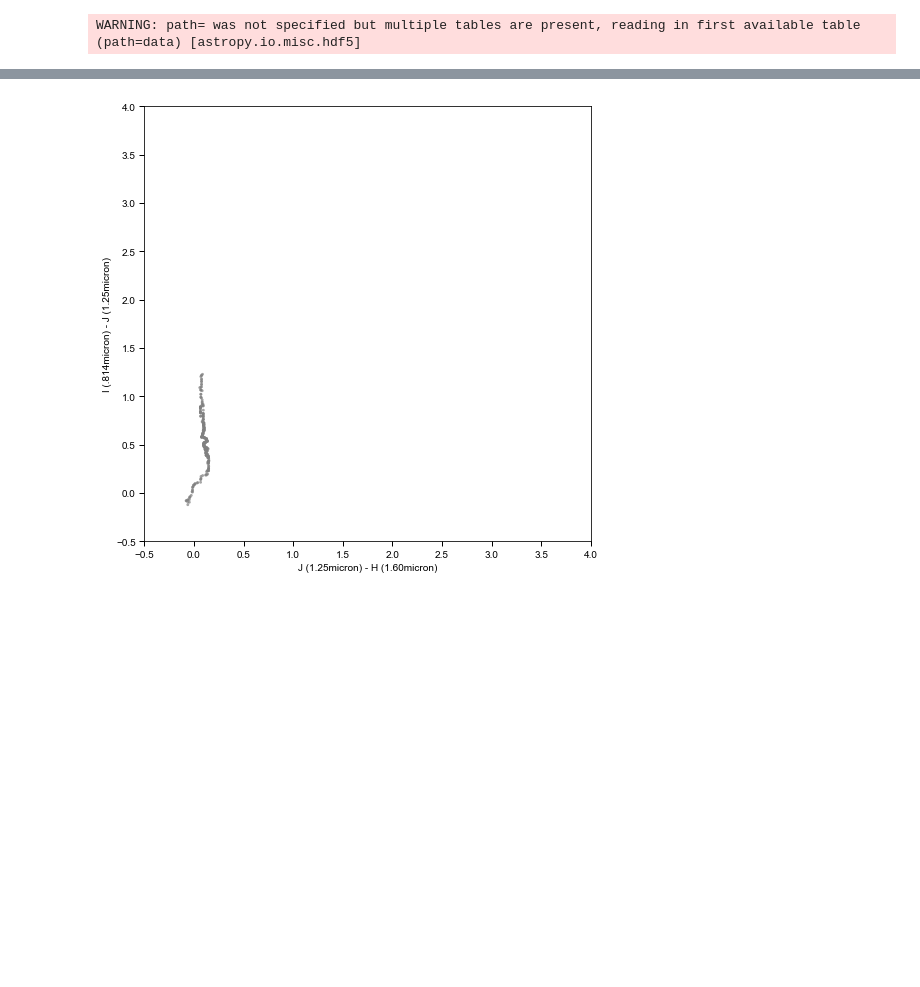
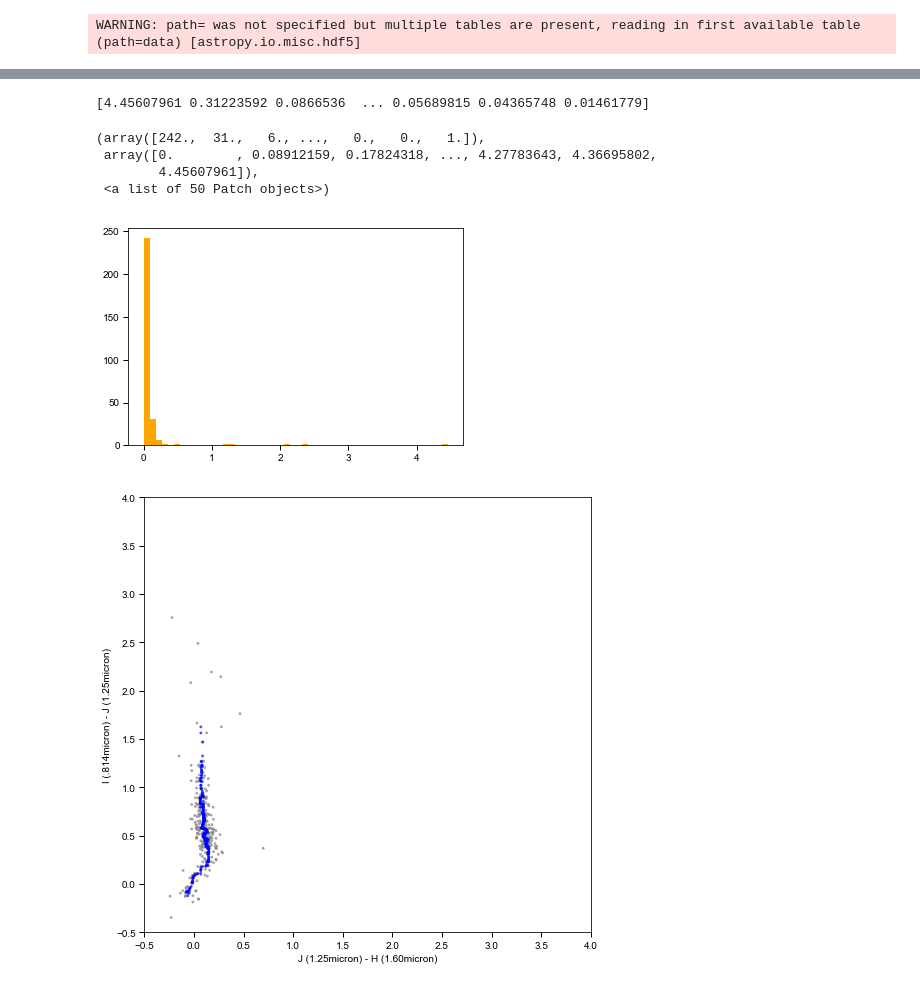
Before and after one commit to jztuan/SIP18, a Jupyter notebook: distance_diagram_cos.ipynb, the cells around one changed output, grey strips where cells are left out. Cells and saved outputs as stored; diff of their text form; code cells hidden in the pictures; blank space fills up the shorter version.

```diff
--- a/distance_diagram_cos.ipynb
+++ b/distance_diagram_cos.ipynb
@@ -71,3 +76,21 @@ plt.savefig('/Users/Andy/Desktop/GIJ_pt4_cos_starlike_movingmedian.pdf')
+# %%
+distance_606_814_125_cos = np.array([])
+for m in range(0,total_length-15):
+    min_distance = 99999
+    for n in range(0,total_length-15):
+        dist = math.sqrt((movingmedian_f606_f814_cos1[n]-f606_f814_cos_sorted1[m])**2+(movingmedian_f814_f125_cos1[n]-f814_f125_cos_sorted1[m])**2)
+        if (dist < min_distance):
+            min_distance = dist
+    distance_606_814_125_cos = np.append(distance_606_814_125_cos,min_distance)
+print distance_606_814_125_cos
+plt.hist(distance_606_814_125_cos,50,color='orange')
+# %% [output]
+[4.45607961 0.31223592 0.0866536  ... 0.05689815 0.04365748 0.01461779]
+(array([242.,  31.,   6., ...,   0.,   0.,   1.]),
+ array([0.        , 0.08912159, 0.17824318, ..., 4.27783643, 4.36695802,
+        4.45607961]),
+ <a list of 50 Patch objects>)
+[figure, added]
 # %%
 f125_f160_cos_sorted2 = [x for _,x in sorted(zip(f814_f125_cos,f125_f160_cos))]
 f814_f125_cos_sorted2 = np.sort(f814_f125_cos)
@@ -85,11 +108,12 @@ for k in range (0,280):
     movingmedian_f125_f160_cos2 = np.append(movingmedian_f125_f160_cos2,np.median(data3))
 # %%
 fig=plt.figure(figsize=(8,8))
-plt.scatter(movingmedian_f125_f160_cos2,movingmedian_f814_f125_cos2,c='gray',edgecolors='none',s=8,alpha=0.7)
+plt.scatter(f125_f160_cos_sorted2,f814_f125_cos_sorted2,c='gray',edgecolors='none',s=8,alpha=0.7)
+plt.scatter(movingmedian_f125_f160_cos2,movingmedian_f814_f125_cos2,c='blue',edgecolors='none',s=8,alpha=0.7)
 plt.xlim(-0.5,4)
 plt.ylim(-0.5,4)
 plt.xlabel('J (1.25micron) - H (1.60micron)')
 plt.ylabel('I (.814micron) - J (1.25micron)')
 plt.savefig('/Users/Andy/Desktop/IJH_pt4_cos_starlike_movingmedian.pdf')
 # %% [output]
-[figure, old version]
+[figure, new version]
```
Also changed, not shown: parts of 8 cells of this notebook, 4 other files.
